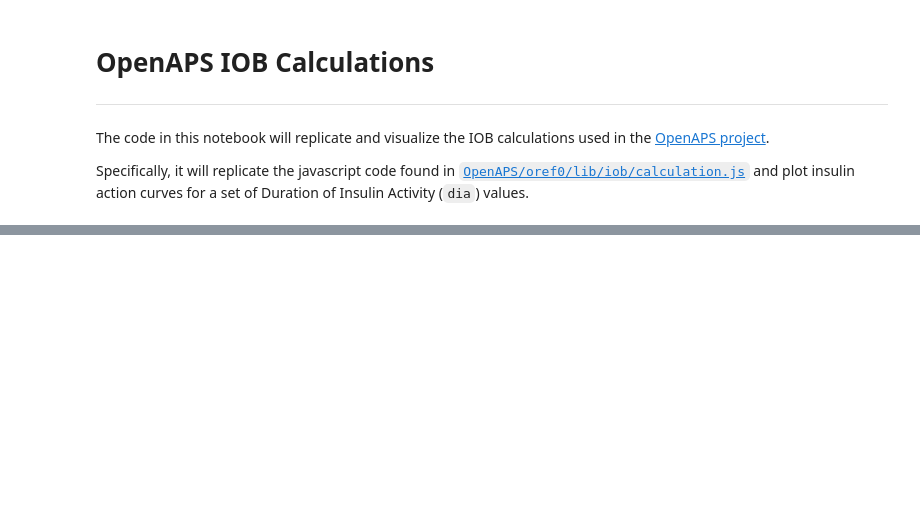
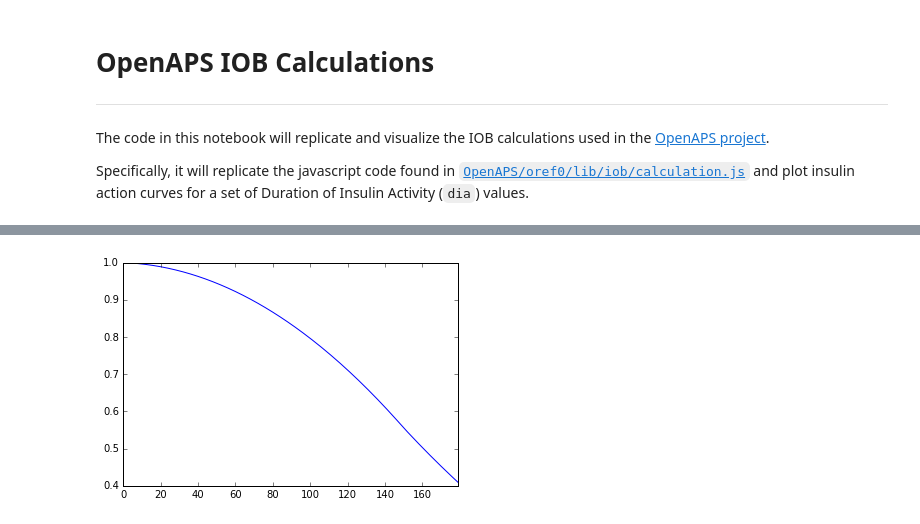
Before and after one commit to Nightscou2018/Replicate-OpenAPS-IOB-calcs, a Jupyter notebook: OpenAPS IOB Calculations.ipynb, the cells around one changed output, grey strips where cells are left out. Drawn from its saved outputs; the diff is of its cells as text; code cells hidden in the pictures; blank space fills up the shorter version.

```diff
--- a/OpenAPS IOB Calculations.ipynb
+++ b/OpenAPS IOB Calculations.ipynb
@@ -126,0 +75,4 @@ my_plot = iob_df['iob_pct'].plot(kind='line')
+# %%
+my_plot = dict_of_dfs_by_dia[6]['iob_pct_dia_6'].plot(kind='line')
+# %% [output]
+[figure, added]
```
Also changed, not shown: parts of 15 cells of this notebook.
